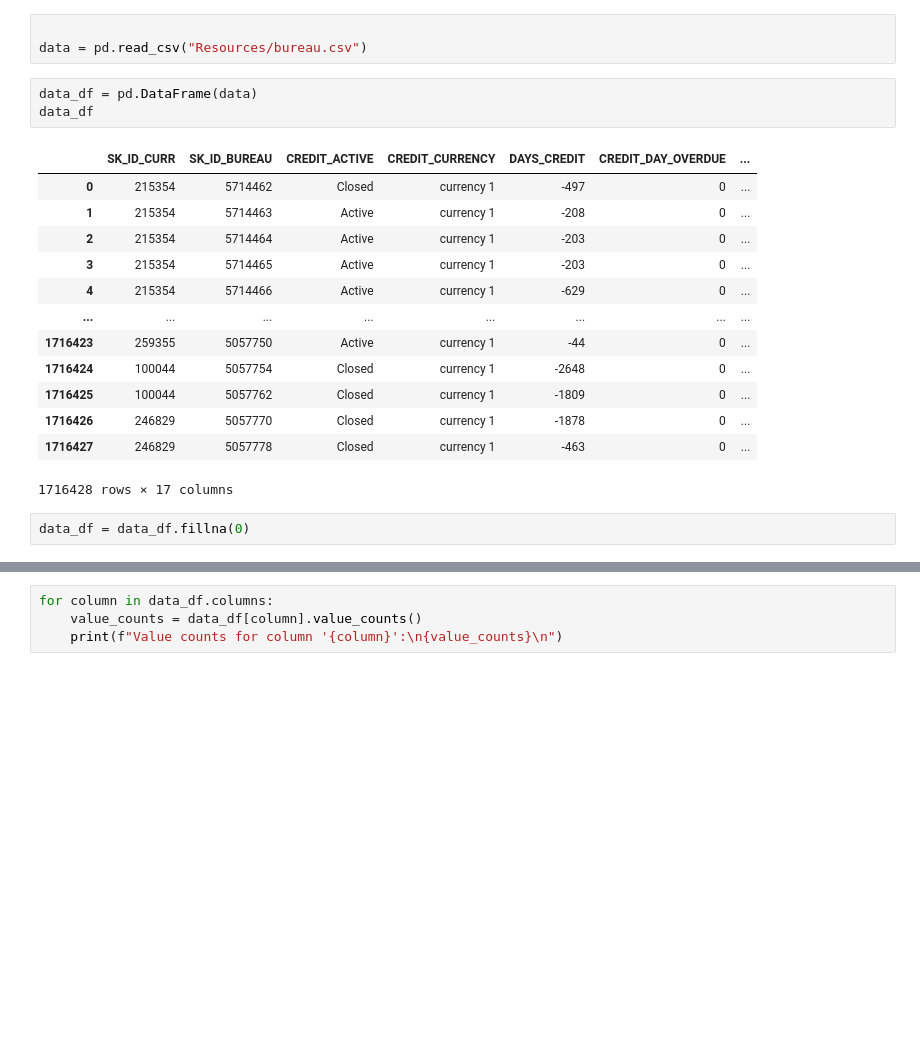
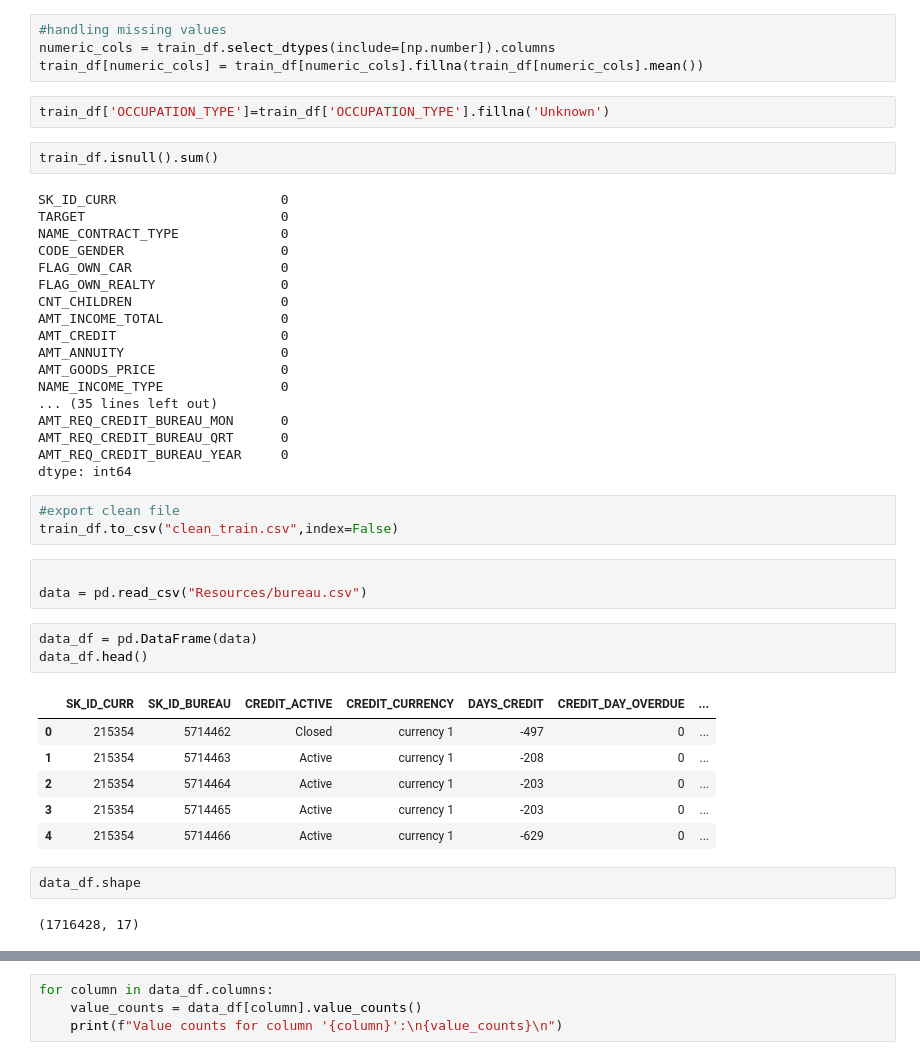
Before and after one commit to callmidrey/Project-4--Group-3, a Jupyter notebook: dataClean.ipynb, the cells around one changed output, grey strips where cells are left out. Saved outputs shown, nothing was run; the diff lists cells and outputs as text; blank space fills up the shorter version.

Commit message:
train file cleaned

```diff
--- a/dataClean.ipynb
+++ b/dataClean.ipynb
@@ -3,22 +88,46 @@ import pandas as pd
+# %%
+#handling missing values
+numeric_cols = train_df.select_dtypes(include=[np.number]).columns
+train_df[numeric_cols] = train_df[numeric_cols].fillna(train_df[numeric_cols].mean())
+# %%
+train_df['OCCUPATION_TYPE']=train_df['OCCUPATION_TYPE'].fillna('Unknown')
+# %%
+train_df.isnull().sum()
+# %% [output]
+SK_ID_CURR                     0
+TARGET                         0
+NAME_CONTRACT_TYPE             0
+CODE_GENDER                    0
+FLAG_OWN_CAR                   0
+FLAG_OWN_REALTY                0
+CNT_CHILDREN                   0
+AMT_INCOME_TOTAL               0
+AMT_CREDIT                     0
+AMT_ANNUITY                    0
+AMT_GOODS_PRICE                0
+NAME_INCOME_TYPE               0
+... (35 lines left out)
+AMT_REQ_CREDIT_BUREAU_MON      0
+AMT_REQ_CREDIT_BUREAU_QRT      0
+AMT_REQ_CREDIT_BUREAU_YEAR     0
+dtype: int64
+# %%
+#export clean file
+train_df.to_csv("clean_train.csv",index=False)
 # %%
 
 data = pd.read_csv("Resources/bureau.csv")
 # %%
 data_df = pd.DataFrame(data)
-data_df
+data_df.head()
 # %% [output]
 |  | SK_ID_CURR | SK_ID_BUREAU | CREDIT_ACTIVE | CREDIT_CURRENCY | DAYS_CREDIT | CREDIT_DAY_OVERDUE | ... |
 | 0 | 215354 | 5714462 | Closed | currency 1 | -497 | 0 | ... |
 | 1 | 215354 | 5714463 | Active | currency 1 | -208 | 0 | ... |
 | 2 | 215354 | 5714464 | Active | currency 1 | -203 | 0 | ... |
 | 3 | 215354 | 5714465 | Active | currency 1 | -203 | 0 | ... |
 | 4 | 215354 | 5714466 | Active | currency 1 | -629 | 0 | ... |
-| ... | ... | ... | ... | ... | ... | ... | ... |
-| 1716423 | 259355 | 5057750 | Active | currency 1 | -44 | 0 | ... |
-| 1716424 | 100044 | 5057754 | Closed | currency 1 | -2648 | 0 | ... |
-| 1716425 | 100044 | 5057762 | Closed | currency 1 | -1809 | 0 | ... |
-| 1716426 | 246829 | 5057770 | Closed | currency 1 | -1878 | 0 | ... |
-| 1716427 | 246829 | 5057778 | Closed | currency 1 | -463 | 0 | ... |
-1716428 rows × 17 columns
-# %%
-data_df = data_df.fillna(0)
+# %%
+data_df.shape
+# %% [output]
+(1716428, 17)
```
Also changed, not shown: parts of 11 cells of this notebook, 3 other files.
